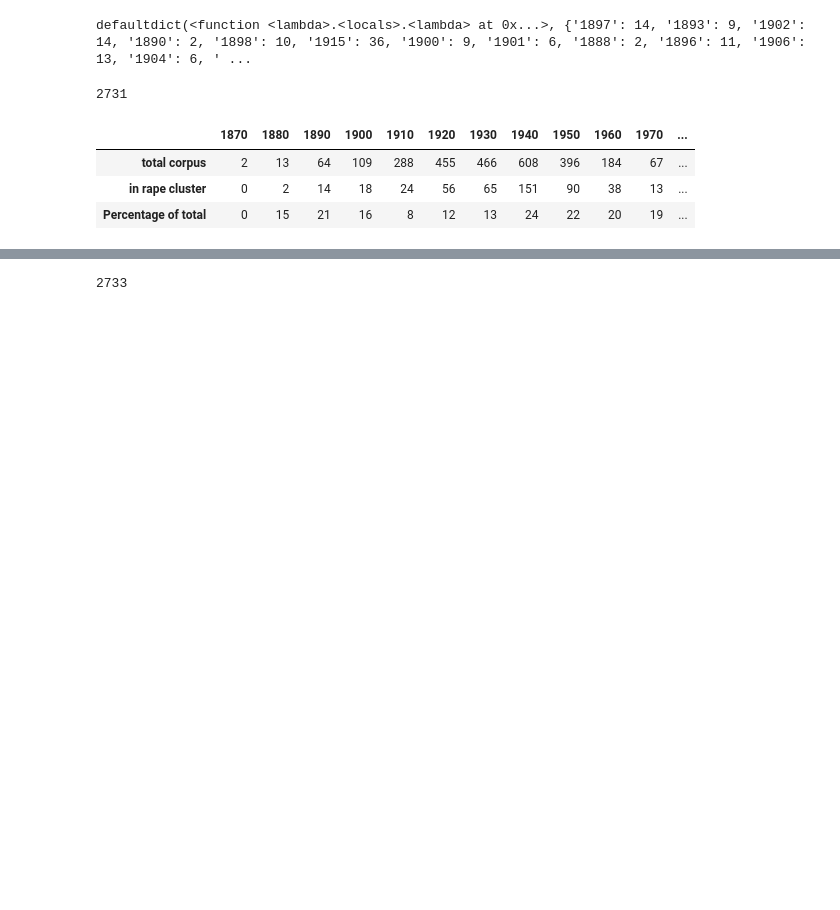
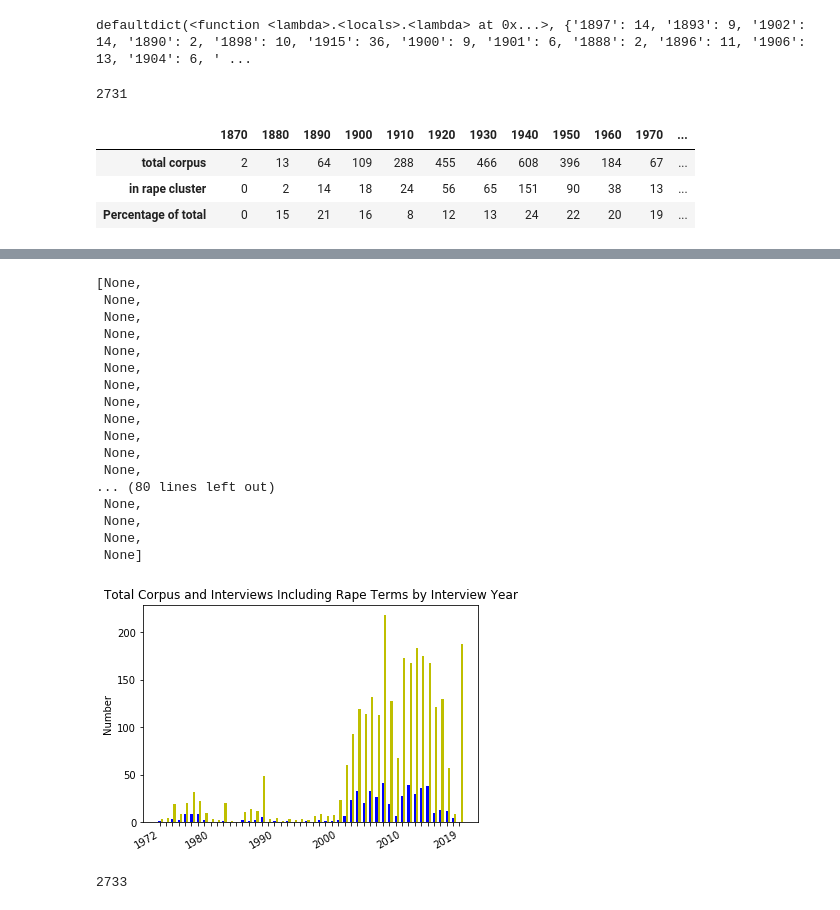
Before and after one commit to ohtap/ohtap, a Jupyter notebook: Research Question 1/RQ1 code.ipynb, the cells around one changed output, grey strips where cells are left out. Saved outputs shown, nothing was run; the diff lists cells and outputs as text; code cells hidden in the pictures; blank space fills up the shorter version.

```diff
--- a/Research Question 1/RQ1 code.ipynb
+++ b/Research Question 1/RQ1 code.ipynb
@@ -278,31 +286,50 @@ display(df_interview_year)
 # %%
 N = 48
 
 ind = np.arange(N)
 values=[]
 totals=[]
 
 # some example data
 
 values=hits_formatted
 
 
 values = np.array(values)
 total=np.array(total)
 
 
 x = range(len(values))
 
 
 # and plot it
 fig, ax = pyplot.subplots()
 hm=ax.bar(ind, values, 0.35, color="b")
 total=ax.bar(ind+.35, total, .35, color="y")
 ax.set_xticks(ind)
 ax.set_xticklabels((1972,"","","","","","","",1980,"","","","","","","","","",1990,"","","","","","","","","",2000,"","","","","","","","","",2010,"","","","","","","","",2019))
-ax.set_title('##')
-ax.set_ylabel('##')
+ax.set_title('Total Corpus and Interviews Including Rape Terms by Interview Year')
+ax.set_ylabel('Number')
 pyplot.setp(ax.get_xticklabels(), rotation=30, horizontalalignment='right')
+# %% [output]
+[None,
+ None,
+ None,
+ None,
+ None,
+ None,
+ None,
+ None,
+ None,
+ None,
+ None,
+ None,
+... (80 lines left out)
+ None,
+ None,
+ None,
+ None]
+[figure, added]
 # %%
 years=[]
 for i in range(1871, 1998):
```
Also changed, not shown: parts of 5 cells of this notebook.
